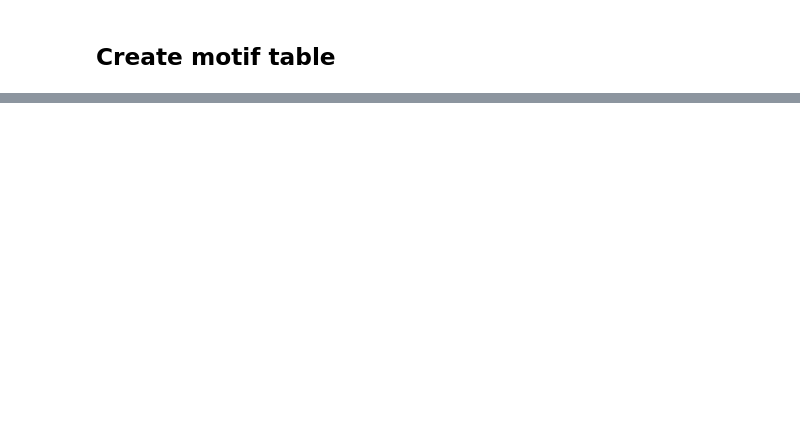
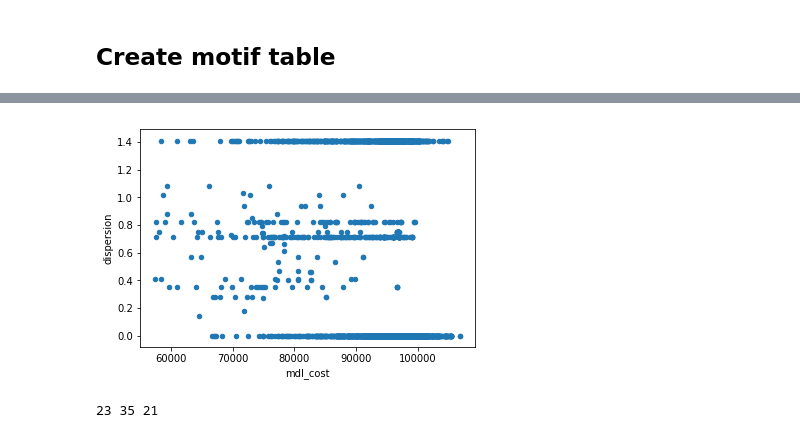
Before and after one commit to misilva73/extendedMD, a Jupyter notebook: notebooks/quick_ordering.ipynb, the cells around one changed output, grey strips where cells are left out. Saved outputs shown, nothing was run; the diff lists cells and outputs as text; code cells hidden in the pictures; blank space fills up the shorter version.

```diff
--- a/notebooks/quick_ordering.ipynb
+++ b/notebooks/quick_ordering.ipynb
@@ -91,0 +105,12 @@ motif_df.head()
+# %%
+motif_df.plot.scatter('mdl_cost', 'dispersion')
+plt.show()
+# %% [output]
+[figure, added]
+# %%
+max_brake = np.sum([event==1 for event in events_ts])
+max_turn = np.sum([event==2 for event in events_ts])
+max_acc = np.sum([event==3 for event in events_ts])
+print(max_brake, max_turn, max_acc)
+# %% [output]
+23 35 21
```
Also changed, not shown: parts of 14 cells of this notebook.
